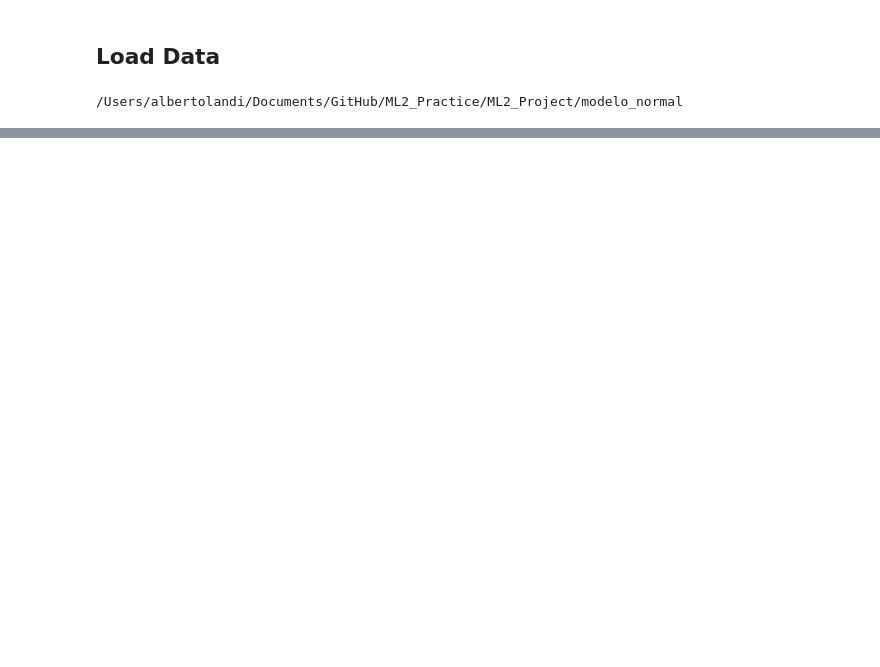
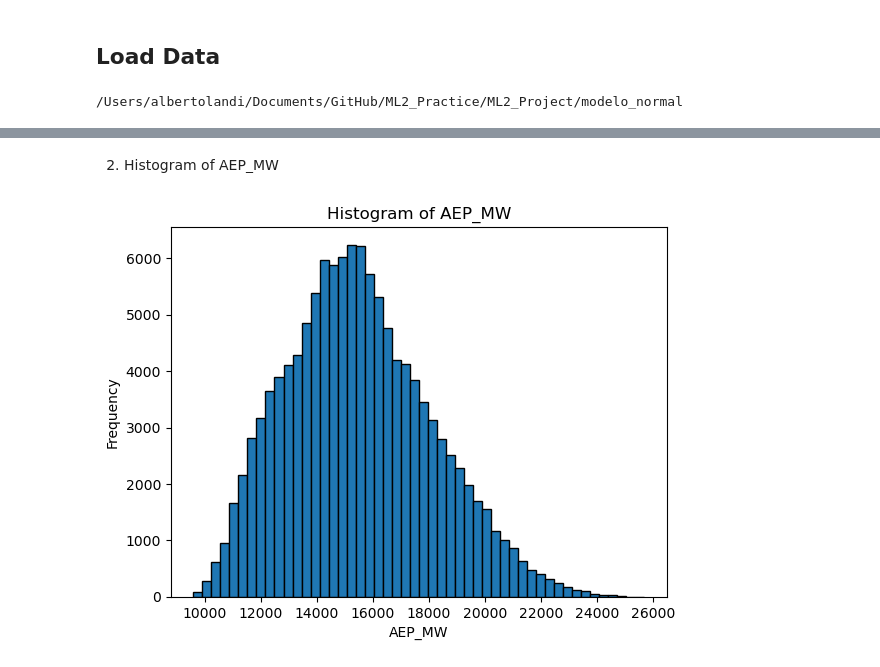
Before and after one commit to rubitopato/ML2_Practice, a Jupyter notebook: ML2_Project/modelo_normal/preprocessing.ipynb, the cells around one changed output, grey strips where cells are left out. Saved outputs shown, nothing was run; the diff lists cells and outputs as text; code cells hidden in the pictures; blank space fills up the shorter version.

```diff
--- a/ML2_Project/modelo_normal/preprocessing.ipynb
+++ b/ML2_Project/modelo_normal/preprocessing.ipynb
@@ -53,0 +83,11 @@ Summary Statistics:
+# %% [markdown]
+2. Histogram of AEP_MW
+# %%
+plt.Figure(figsize=(8, 5))
+plt.hist(data['AEP_MW'], bins=50, edgecolor='black')
+plt.title('Histogram of AEP_MW')
+plt.xlabel('AEP_MW')
+plt.ylabel('Frequency')
+plt.show()
+# %% [output]
+[figure, added]
```
Also changed, not shown: parts of 25 cells of this notebook, 1 other file.
